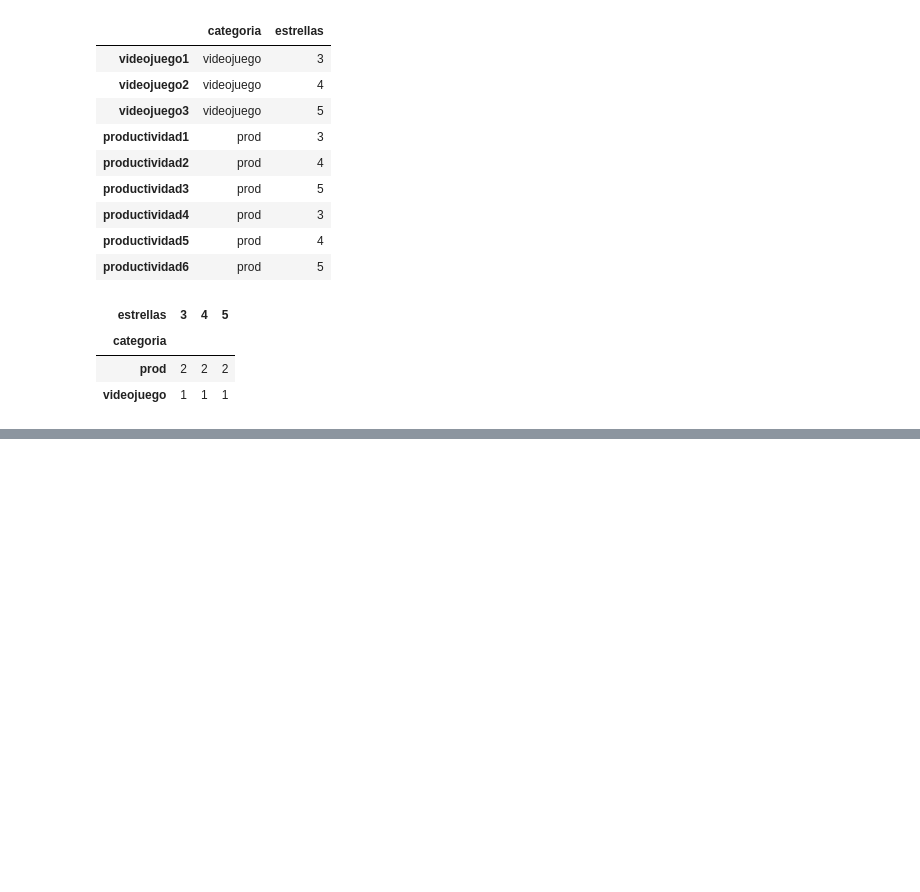
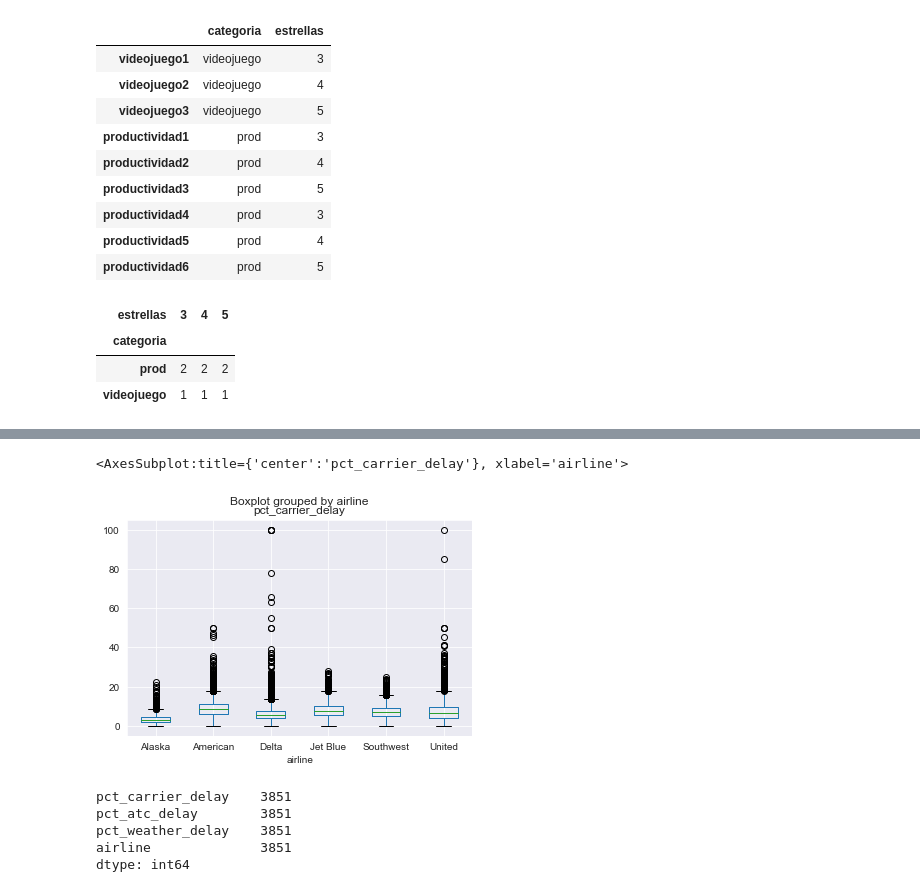
Before and after one commit to tzuzulcode/data-science-abril2022, a Jupyter notebook: Correlation/MultivariateAnalysis.ipynb, the cells around one changed output, grey strips where cells are left out. Drawn from its saved outputs; the diff is of its cells as text; code cells hidden in the pictures; blank space fills up the shorter version.

```diff
--- a/Correlation/MultivariateAnalysis.ipynb
+++ b/Correlation/MultivariateAnalysis.ipynb
@@ -128,2 +126,13 @@ airline_data
 # %%
-airline_data.boxplot(by='airline', )
+airline_data.boxplot(by='airline', column='pct_carrier_delay')
+# %% [output]
+<AxesSubplot:title={'center':'pct_carrier_delay'}, xlabel='airline'>
+[figure, added]
+# %%
+airline_data[airline_data['airline']=="Alaska"].count()
+# %% [output]
+pct_carrier_delay    3851
+pct_atc_delay        3851
+pct_weather_delay    3851
+airline              3851
+dtype: int64
```
Also changed, not shown: parts of 3 cells of this notebook.
